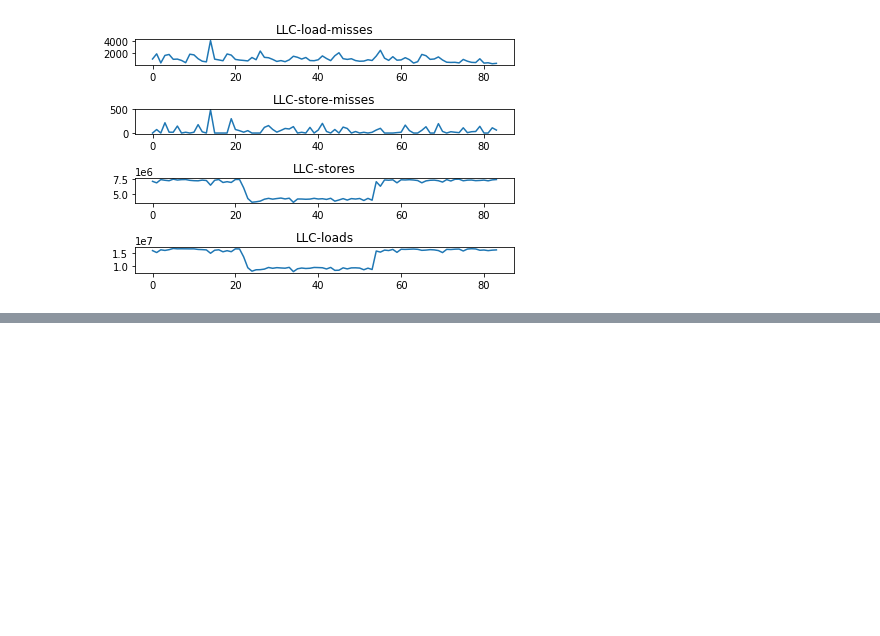
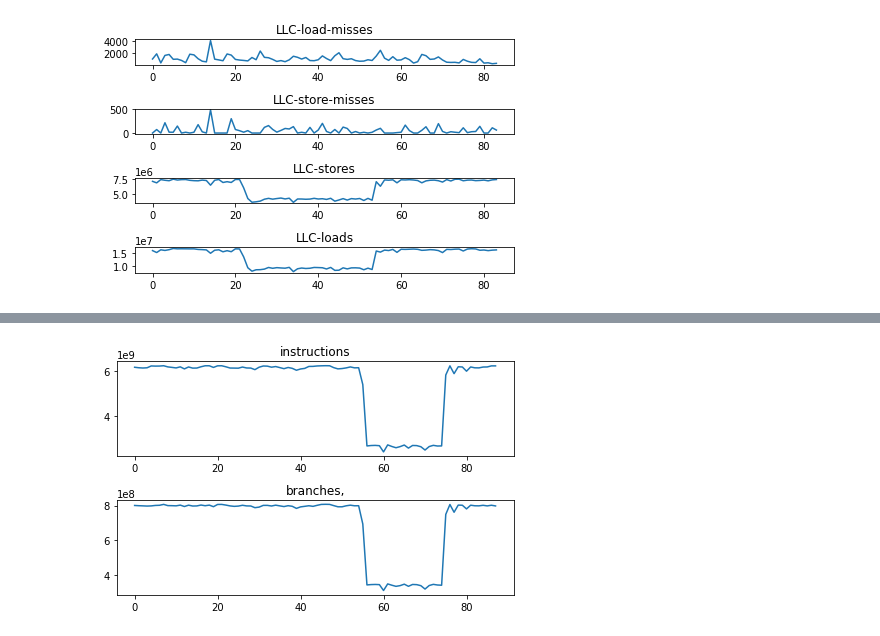
Before and after one commit to theleos88/ml-for-highspeed-networks, a Jupyter notebook: data/analysis/Data-analysis.ipynb, the cells around one changed output, grey strips where cells are left out. Drawn from its saved outputs; the diff is of its cells as text; code cells hidden in the pictures; blank space fills up the shorter version.

```diff
--- a/data/analysis/Data-analysis.ipynb
+++ b/data/analysis/Data-analysis.ipynb
@@ -174,0 +181,4 @@ plot_stats(["LLC-load-misses", "LLC-store-misses", "LLC-stores", "LLC-loads"], "
+# %%
+plot_stats(["instructions", "branches,"], "l2fwd-positive-resource.csv")
+# %% [output]
+[figure, added]
```
Also changed, not shown: parts of 16 cells of this notebook, 3 other files.
